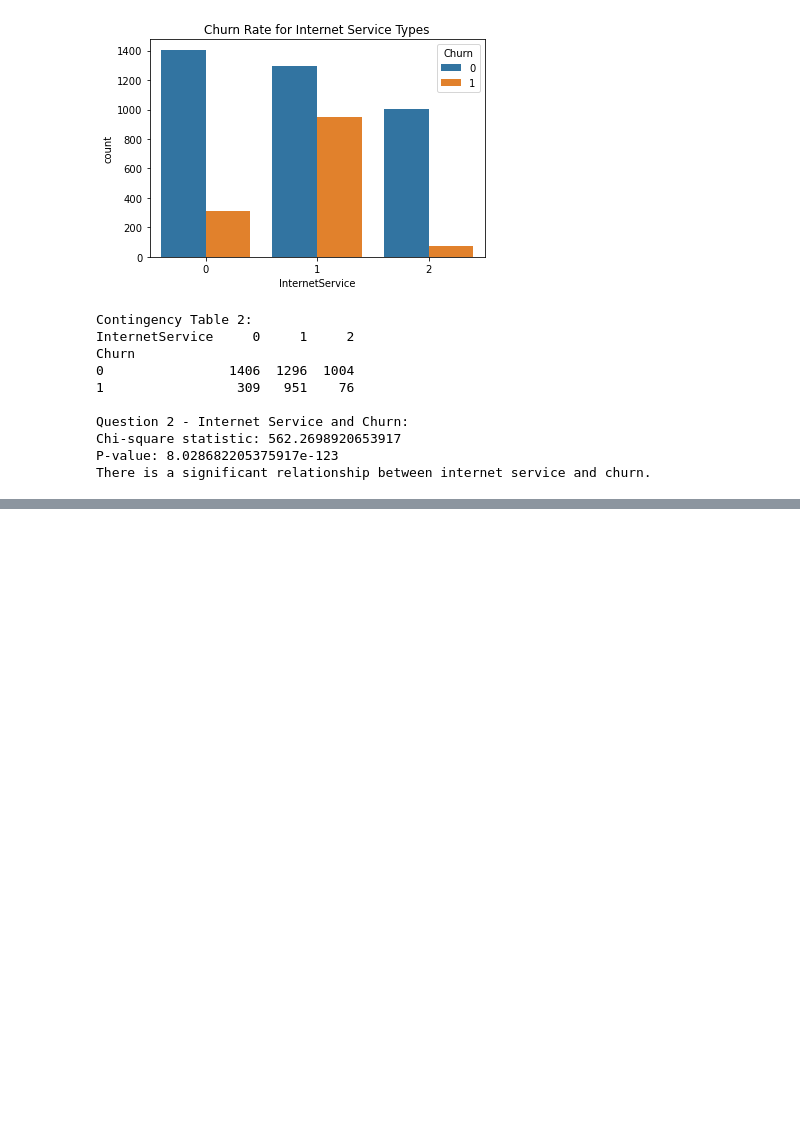
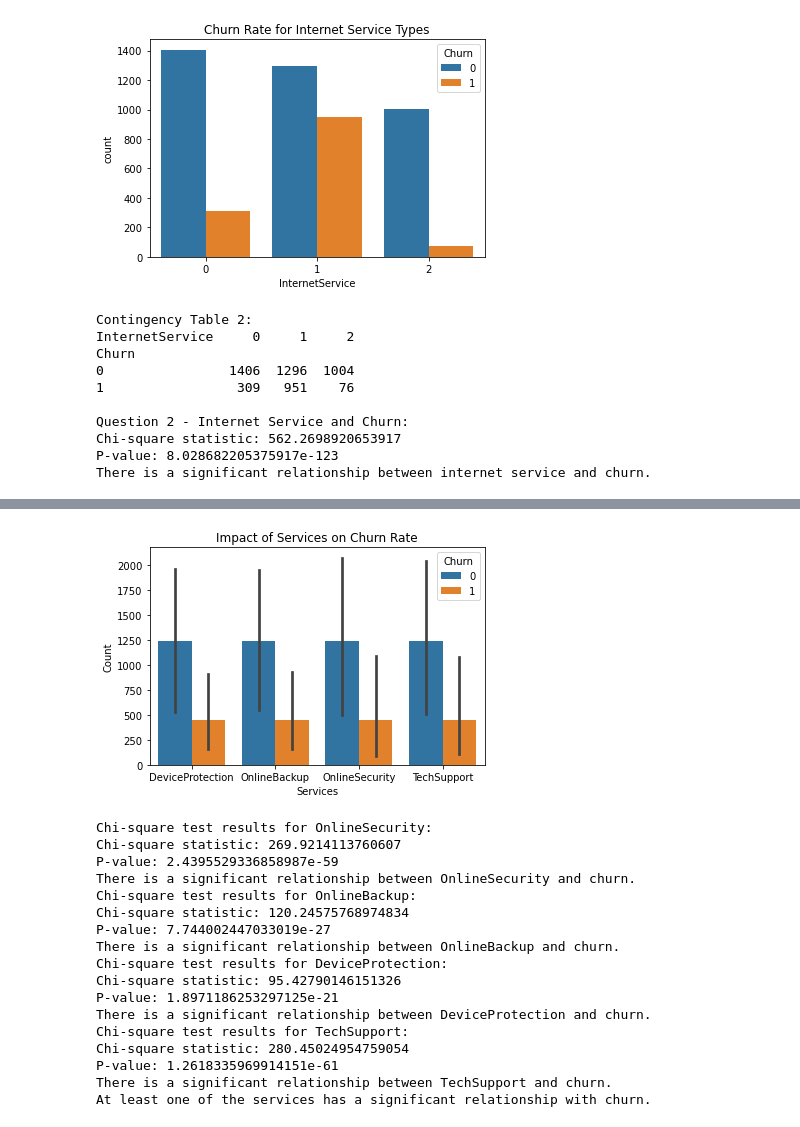
Before and after one commit to Aseye-Amedofu/Customer-churn-classification-project, a Jupyter notebook: LP2_Classification_Telco_customer_churn.ipynb, the cells around one changed output, grey strips where cells are left out. Drawn from its saved outputs; the diff is of its cells as text; code cells hidden in the pictures; blank space fills up the shorter version.

Commit message:
questions

```diff
--- a/LP2_Classification_Telco_customer_churn.ipynb
+++ b/LP2_Classification_Telco_customer_churn.ipynb
@@ -833,0 +968,60 @@ There is a significant relationship between internet service and churn.
+# %%
+# Question 3b: Does the availability of Services [online security, online backup, device protection, and tech support] impact the churn rate?
+alpha = 0.05
+
+# Grouping services and churn
+df_services = df_CustomerChurn[['OnlineSecurity', 'OnlineBackup', 'DeviceProtection', 'TechSupport', 'Churn']]
+df_services = df_services.replace({True: 'Yes', False: 'No'})
+
+# Count plot for services
+df_services_count = pd.melt(df_services, id_vars=['Churn'], value_vars=['OnlineSecurity', 'OnlineBackup', 'DeviceProtection', 'TechSupport'],
+                            var_name='Services', value_name='ServiceStatus')
+df_services_count = df_services_count.groupby(['Services', 'ServiceStatus', 'Churn']).size().reset_index(name='Count')
+
+sns.barplot(x='Services', y='Count', hue='Churn', data=df_services_count, orient='v')
+plt.title("Impact of Services on Churn Rate")
+plt.xlabel("Services")
+plt.ylabel("Count")
+plt.show()
+
+# Perform chi-square test for independence
+services_list = ['OnlineSecurity', 'OnlineBackup', 'DeviceProtection', 'TechSupport']
+p_values = []
+
+for service in services_list:
+    contingency_table = pd.crosstab(df_services[service], df_services['Churn'])
+    chi2, p_value, _, _ = chi2_contingency(contingency_table)
+    p_values.append(p_value)
+
+    print("Chi-square test results for", service + ":")
+    print("Chi-square statistic:", chi2)
+    print("P-value:", p_value)
+
+    if p_value < alpha:
+        print("There is a significant relationship between", service, "and churn.")
+    else:
+        print("There is no significant relationship between", service, "and churn.")
+
+if any(p_value < alpha for p_value in p_values):
+    print("At least one of the services has a significant relationship with churn.")
+else:
+    print("None of the services have a significant relationship with churn.")
+# %% [output]
+[figure, added]
+Chi-square test results for OnlineSecurity:
+Chi-square statistic: 269.9214113760607
+P-value: 2.4395529336858987e-59
+There is a significant relationship between OnlineSecurity and churn.
+Chi-square test results for OnlineBackup:
+Chi-square statistic: 120.24575768974834
+P-value: 7.744002447033019e-27
+There is a significant relationship between OnlineBackup and churn.
+Chi-square test results for DeviceProtection:
+Chi-square statistic: 95.42790146151326
+P-value: 1.8971186253297125e-21
+There is a significant relationship between DeviceProtection and churn.
+Chi-square test results for TechSupport:
+Chi-square statistic: 280.45024954759054
+P-value: 1.2618335969914151e-61
+There is a significant relationship between TechSupport and churn.
+At least one of the services has a significant relationship with churn.
```
Also changed, not shown: parts of 1 cell of this notebook.
